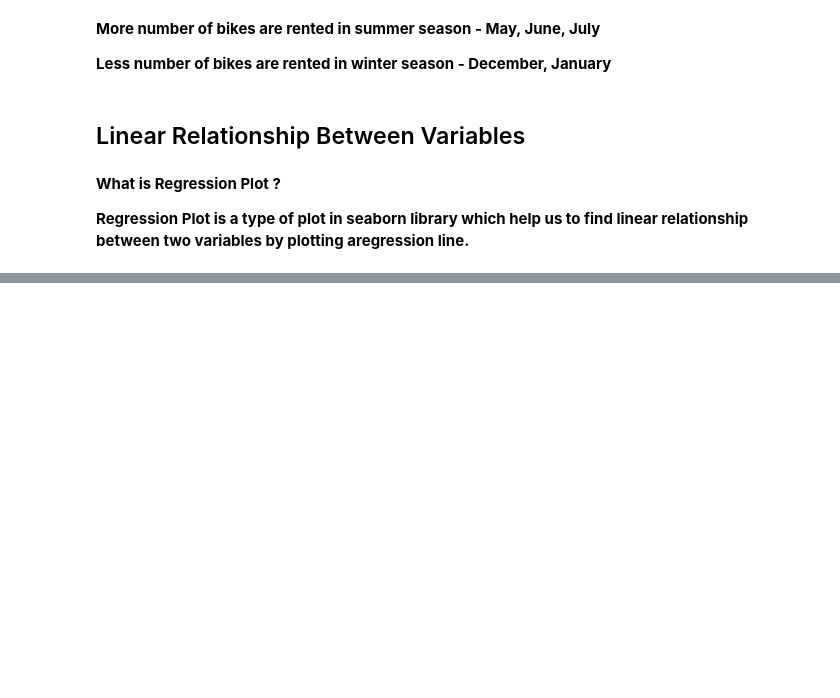
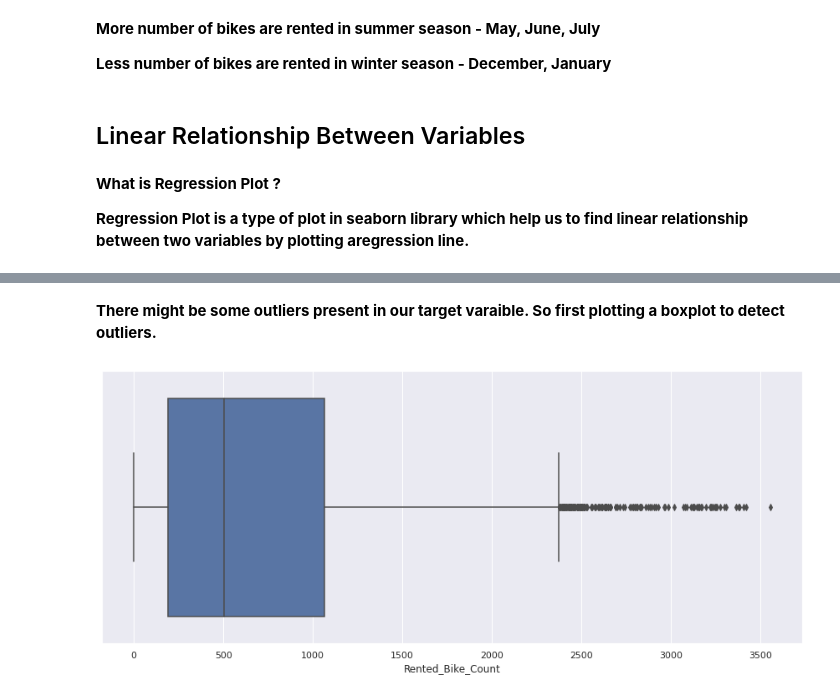
Before and after one commit to anasmalik081/Bike-Sharing-Demand-Prediction-Capstone-Project, a Jupyter notebook: Notebook_Bike_Sharing_Demand_Prediction_Capstone_Project.ipynb, the cells around one changed output, grey strips where cells are left out. Cells and saved outputs as stored; diff of their text form; code cells hidden in the pictures; blank space fills up the shorter version.

```diff
--- a/Notebook_Bike_Sharing_Demand_Prediction_Capstone_Project.ipynb
+++ b/Notebook_Bike_Sharing_Demand_Prediction_Capstone_Project.ipynb
@@ -626,0 +652,10 @@ for i, var in enumerate(numerical_independent_features):
+# %% [markdown]
+**There might be some outliers present in our target varaible. So first plotting a boxplot to detect outliers.**
+# %%
+# plotting a boxplot to detect outliers
+sns.set()
+plt.figure(figsize=(15, 6))
+sns.boxplot(x=df['Rented_Bike_Count'])
+plt.show()
+# %% [output]
+[figure, added]
```
Also changed, not shown: parts of 52 cells of this notebook.
